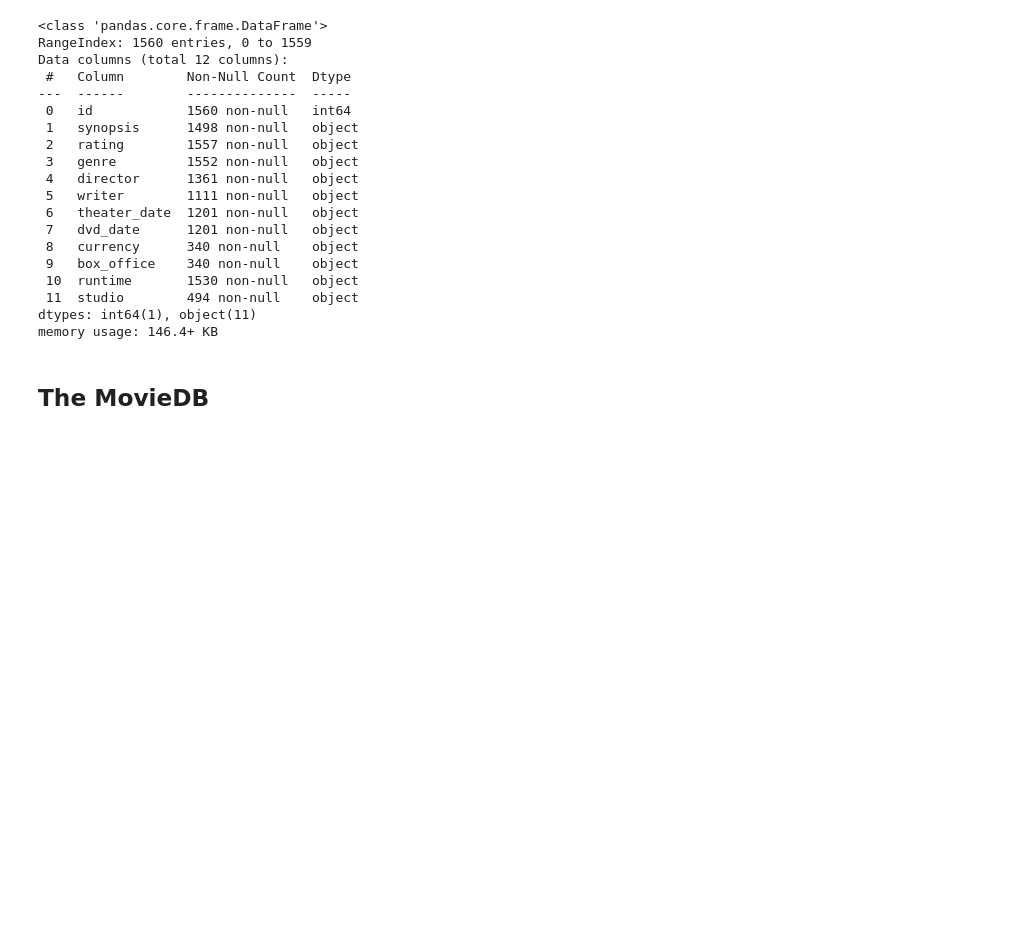
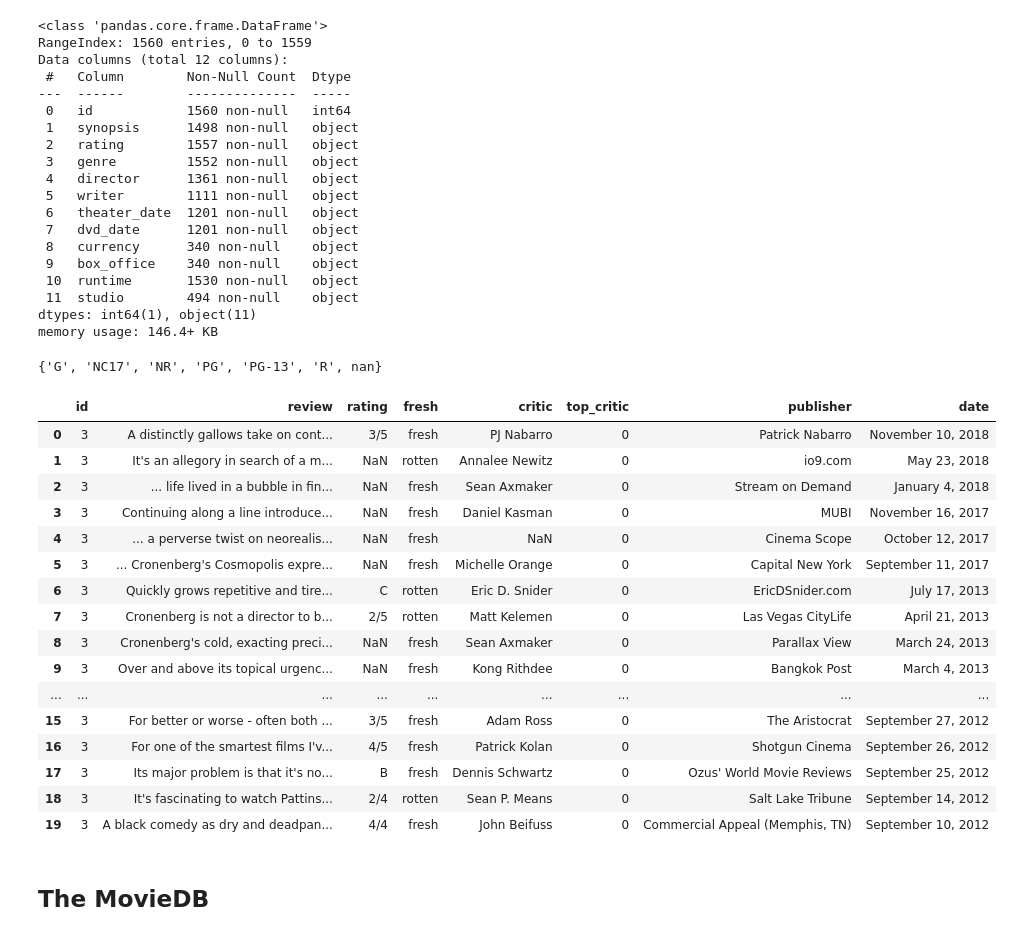
Before and after one commit to hacampbell1/teamaustin, a Jupyter notebook: computer_vision2.ipynb, the cells around one changed output. Drawn from its saved outputs; the diff is of its cells as text; code cells hidden in the pictures; blank space fills up the shorter version.

Commit message:
add data understanding to jupyternotebook.ipynb

```diff
--- a/computer_vision2.ipynb
+++ b/computer_vision2.ipynb
@@ -509,6 +581,31 @@ Data columns (total 12 columns):
  11  studio        494 non-null    object
 dtypes: int64(1), object(11)
 memory usage: 146.4+ KB
+# %%
+set(rt_movie_info.rating)
+# %% [output]
+{'G', 'NC17', 'NR', 'PG', 'PG-13', 'R', nan}
+# %%
+rt_reviews = pd.read_csv('data/rt.reviews.tsv.gz', sep='\t', encoding='cp1252')
+rt_reviews.head(20)
+# %% [output]
+|  | id | review | rating | fresh | critic | top_critic | publisher | date |
+| 0 | 3 | A distinctly gallows take on cont... | 3/5 | fresh | PJ Nabarro | 0 | Patrick Nabarro | November 10, 2018 |
+| 1 | 3 | It's an allegory in search of a m... | NaN | rotten | Annalee Newitz | 0 | io9.com | May 23, 2018 |
+| 2 | 3 | ... life lived in a bubble in fin... | NaN | fresh | Sean Axmaker | 0 | Stream on Demand | January 4, 2018 |
+| 3 | 3 | Continuing along a line introduce... | NaN | fresh | Daniel Kasman | 0 | MUBI | November 16, 2017 |
+| 4 | 3 | ... a perverse twist on neorealis... | NaN | fresh | NaN | 0 | Cinema Scope | October 12, 2017 |
+| 5 | 3 | ... Cronenberg's Cosmopolis expre... | NaN | fresh | Michelle Orange | 0 | Capital New York | September 11, 2017 |
+| 6 | 3 | Quickly grows repetitive and tire... | C | rotten | Eric D. Snider | 0 | EricDSnider.com | July 17, 2013 |
+| 7 | 3 | Cronenberg is not a director to b... | 2/5 | rotten | Matt Kelemen | 0 | Las Vegas CityLife | April 21, 2013 |
+| 8 | 3 | Cronenberg's cold, exacting preci... | NaN | fresh | Sean Axmaker | 0 | Parallax View | March 24, 2013 |
+| 9 | 3 | Over and above its topical urgenc... | NaN | fresh | Kong Rithdee | 0 | Bangkok Post | March 4, 2013 |
+| ... | ... | ... | ... | ... | ... | ... | ... | ... |
+| 15 | 3 | For better or worse - often both ... | 3/5 | fresh | Adam Ross | 0 | The Aristocrat | September 27, 2012 |
+| 16 | 3 | For one of the smartest films I'v... | 4/5 | fresh | Patrick Kolan | 0 | Shotgun Cinema | September 26, 2012 |
+| 17 | 3 | Its major problem is that it's no... | B | fresh | Dennis Schwartz | 0 | Ozus' World Movie Reviews | September 25, 2012 |
+| 18 | 3 | It's fascinating to watch Pattins... | 2/4 | rotten | Sean P. Means | 0 | Salt Lake Tribune | September 14, 2012 |
+| 19 | 3 | A black comedy as dry and deadpan... | 4/4 | fresh | John Beifuss | 0 | Commercial Appeal (Memphis, TN) | September 10, 2012 |
 # %% [markdown]
 ## The MovieDB
 # %%
```
Also changed, not shown: parts of 14 cells of this notebook.
